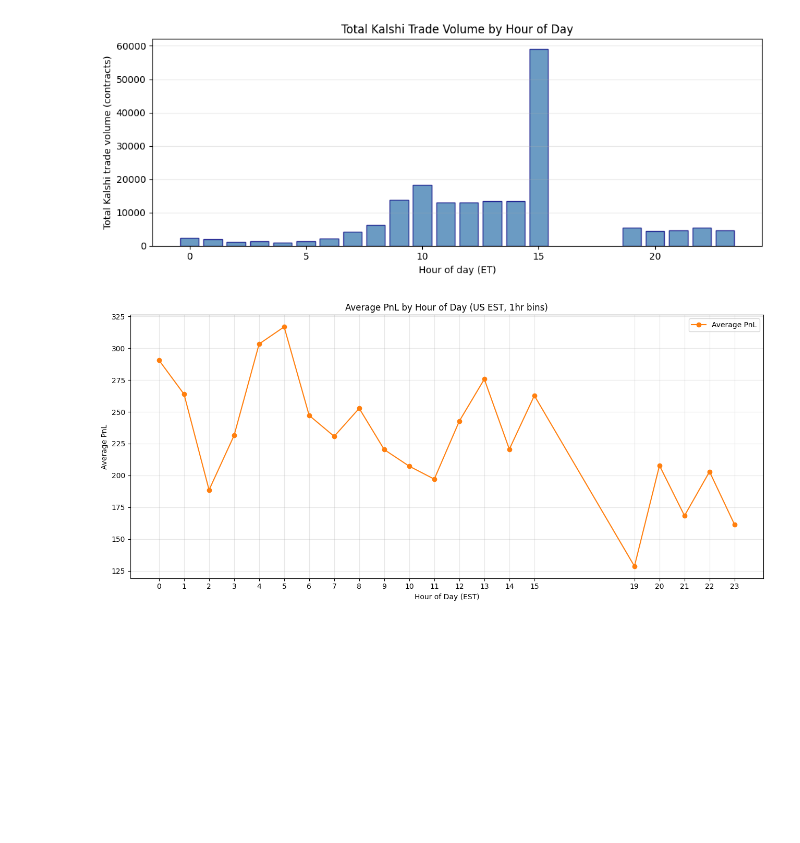
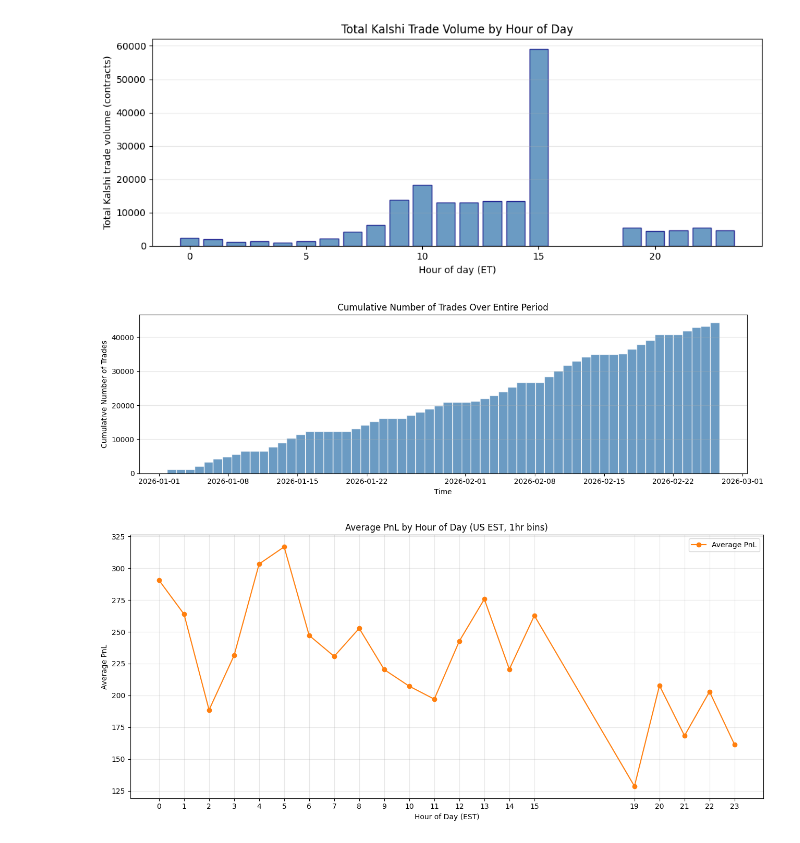
Before and after one commit to chris-mulligan-50/FINM-33150-Quantitative-Trading-Strategies-Final-Project-Kalshi-Market-Making-, a Jupyter notebook: submission.ipynb, the cells around one changed output. Saved outputs shown, nothing was run; the diff lists cells and outputs as text; code cells hidden in the pictures; blank space fills up the shorter version.

```diff
--- a/submission.ipynb
+++ b/submission.ipynb
@@ -1069,4 +510,9 @@ plt.show()
 # %% [output]
 [figure]
+# %%
+# cumulative trade count histogram
+trade_ts = plot_cumulative_trade_count_histogram(df)
+# %% [output]
+[figure, added]
 # %%
 # Compute average pnl by hour
```
Also changed, not shown: parts of 24 cells of this notebook, 1 other file.
